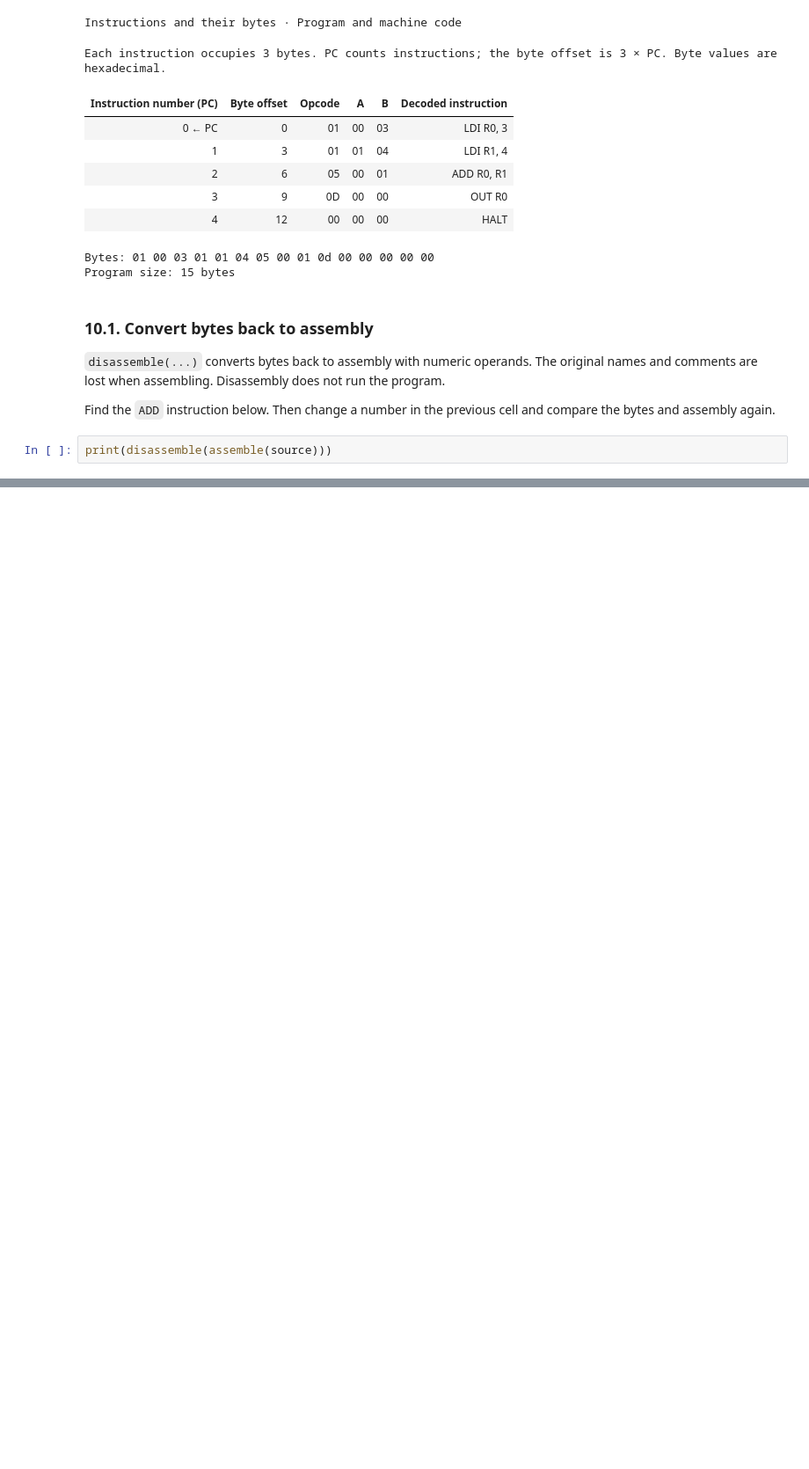
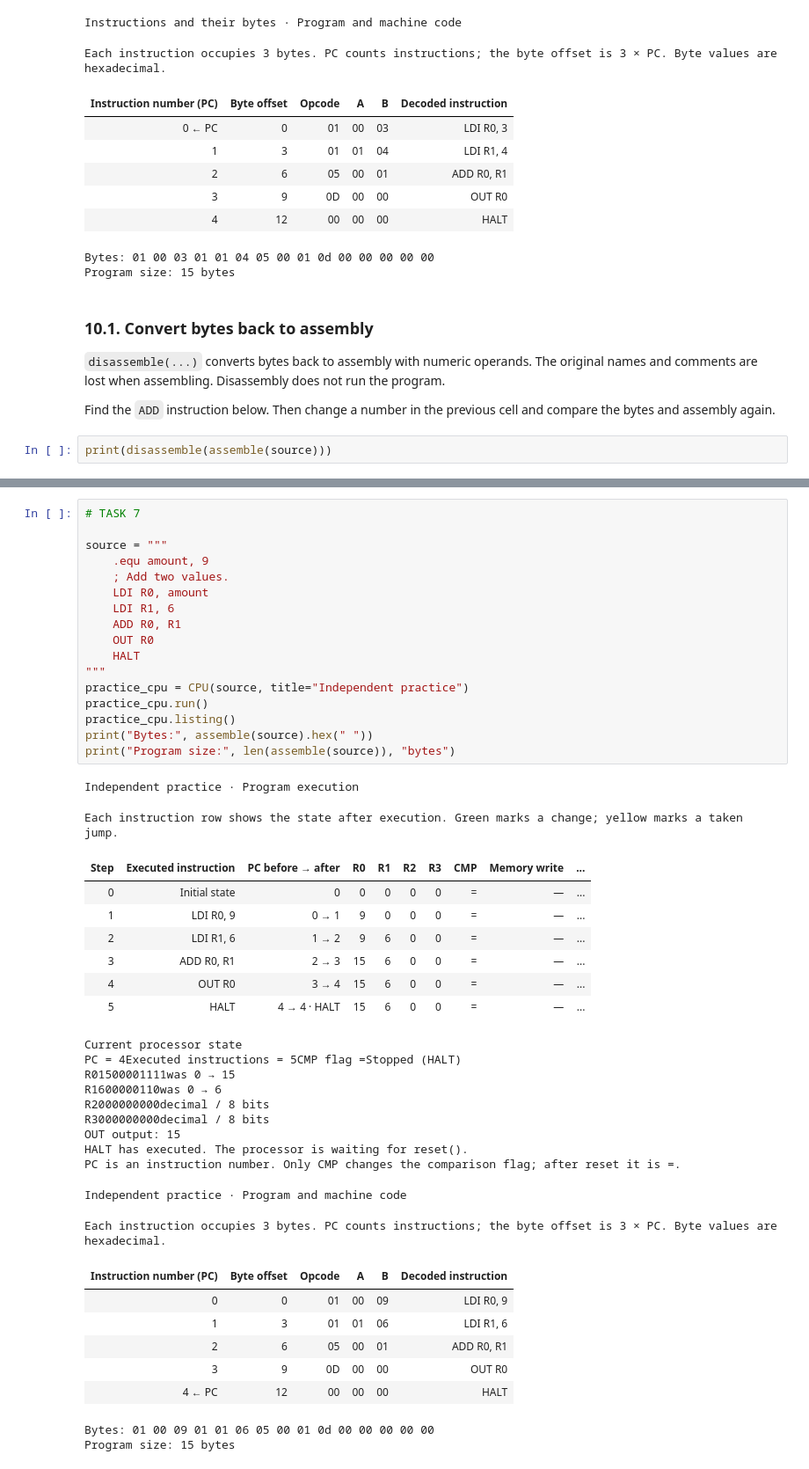
Before and after one commit to Fin-Murphy/IPL, a Jupyter notebook: mini8/01_practice_murphy.ipynb, the cells around one changed output, grey strips where cells are left out. Shown at 88% size. Cells and saved outputs as stored; diff of their text form; blank space fills up the shorter version.

```diff
--- a/mini8/01_practice_murphy.ipynb
+++ b/mini8/01_practice_murphy.ipynb
@@ -613,0 +655,46 @@ practice_cpu.show()
+# %%
+# TASK 7
+
+source = """
+    .equ amount, 9
+    ; Add two values.
+    LDI R0, amount
+    LDI R1, 6
+    ADD R0, R1
+    OUT R0
+    HALT
+"""
+practice_cpu = CPU(source, title="Independent practice")
+practice_cpu.run()
+practice_cpu.listing()
+print("Bytes:", assemble(source).hex(" "))
+print("Program size:", len(assemble(source)), "bytes")
+# %% [output]
+Independent practice · Program execution
+Each instruction row shows the state after execution. Green marks a change; yellow marks a taken jump.
+| Step | Executed instruction | PC before → after | R0 | R1 | R2 | R3 | CMP | Memory write | ... |
+| 0 | Initial state | 0 | 0 | 0 | 0 | 0 | = | — | ... |
+| 1 | LDI R0, 9 | 0 → 1 | 9 | 0 | 0 | 0 | = | — | ... |
+| 2 | LDI R1, 6 | 1 → 2 | 9 | 6 | 0 | 0 | = | — | ... |
+| 3 | ADD R0, R1 | 2 → 3 | 15 | 6 | 0 | 0 | = | — | ... |
+| 4 | OUT R0 | 3 → 4 | 15 | 6 | 0 | 0 | = | — | ... |
+| 5 | HALT | 4 → 4 · HALT | 15 | 6 | 0 | 0 | = | — | ... |
+Current processor state
+PC = 4Executed instructions = 5CMP flag =Stopped (HALT)
+R01500001111was 0 → 15
+R1600000110was 0 → 6
+R2000000000decimal / 8 bits
+R3000000000decimal / 8 bits
+OUT output: 15
+HALT has executed. The processor is waiting for reset().
+PC is an instruction number. Only CMP changes the comparison flag; after reset it is =.
+Independent practice · Program and machine code
+Each instruction occupies 3 bytes. PC counts instructions; the byte offset is 3 × PC. Byte values are hexadecimal.
+| Instruction number (PC) | Byte offset | Opcode | A | B | Decoded instruction |
+| 0 | 0 | 01 | 00 | 09 | LDI R0, 9 |
+| 1 | 3 | 01 | 01 | 06 | LDI R1, 6 |
+| 2 | 6 | 05 | 00 | 01 | ADD R0, R1 |
+| 3 | 9 | 0D | 00 | 00 | OUT R0 |
+| 4 ← PC | 12 | 00 | 00 | 00 | HALT |
+Bytes: 01 00 09 01 01 06 05 00 01 0d 00 00 00 00 00
+Program size: 15 bytes
```
Also changed, not shown: parts of 4 cells of this notebook, 1 other file.
